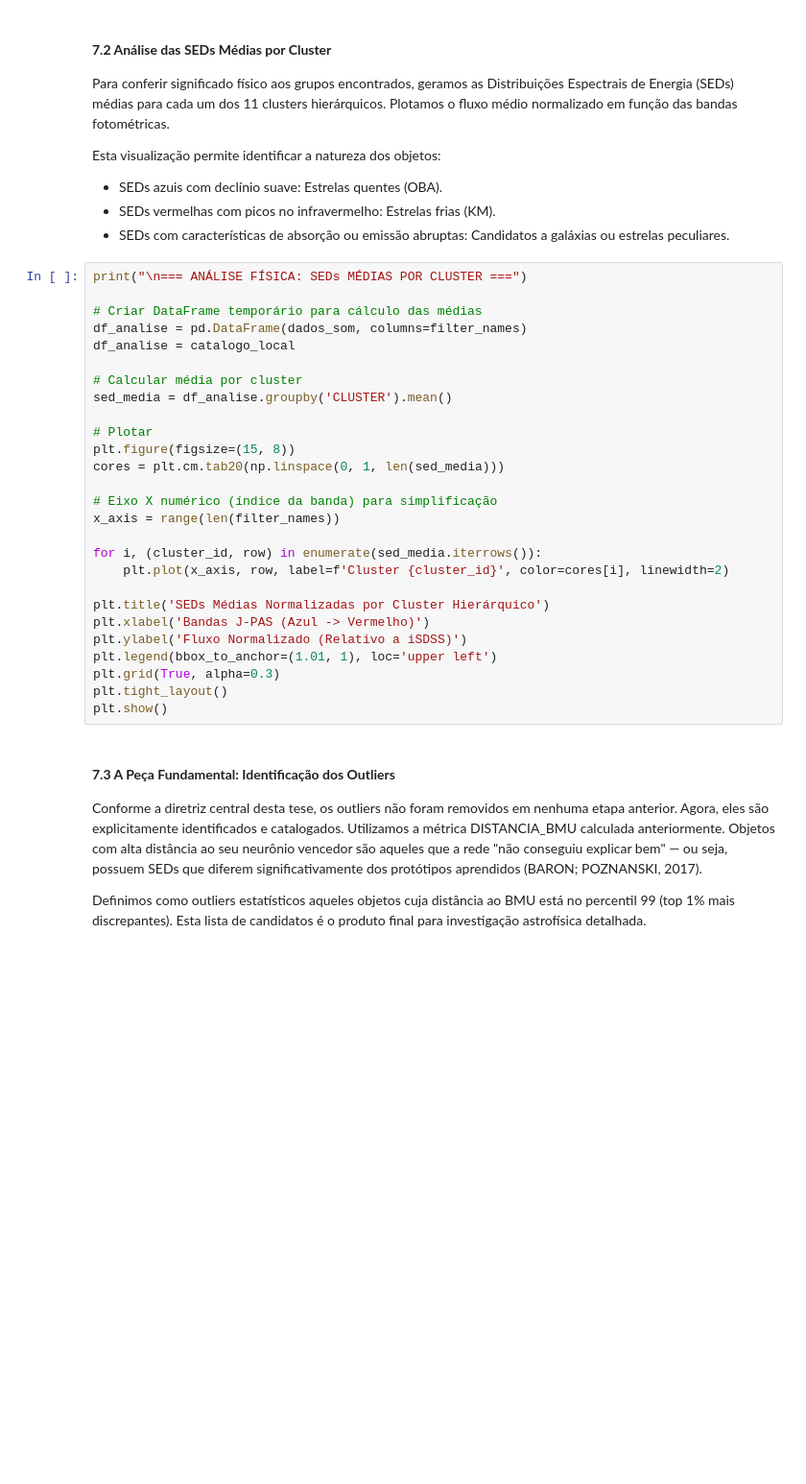
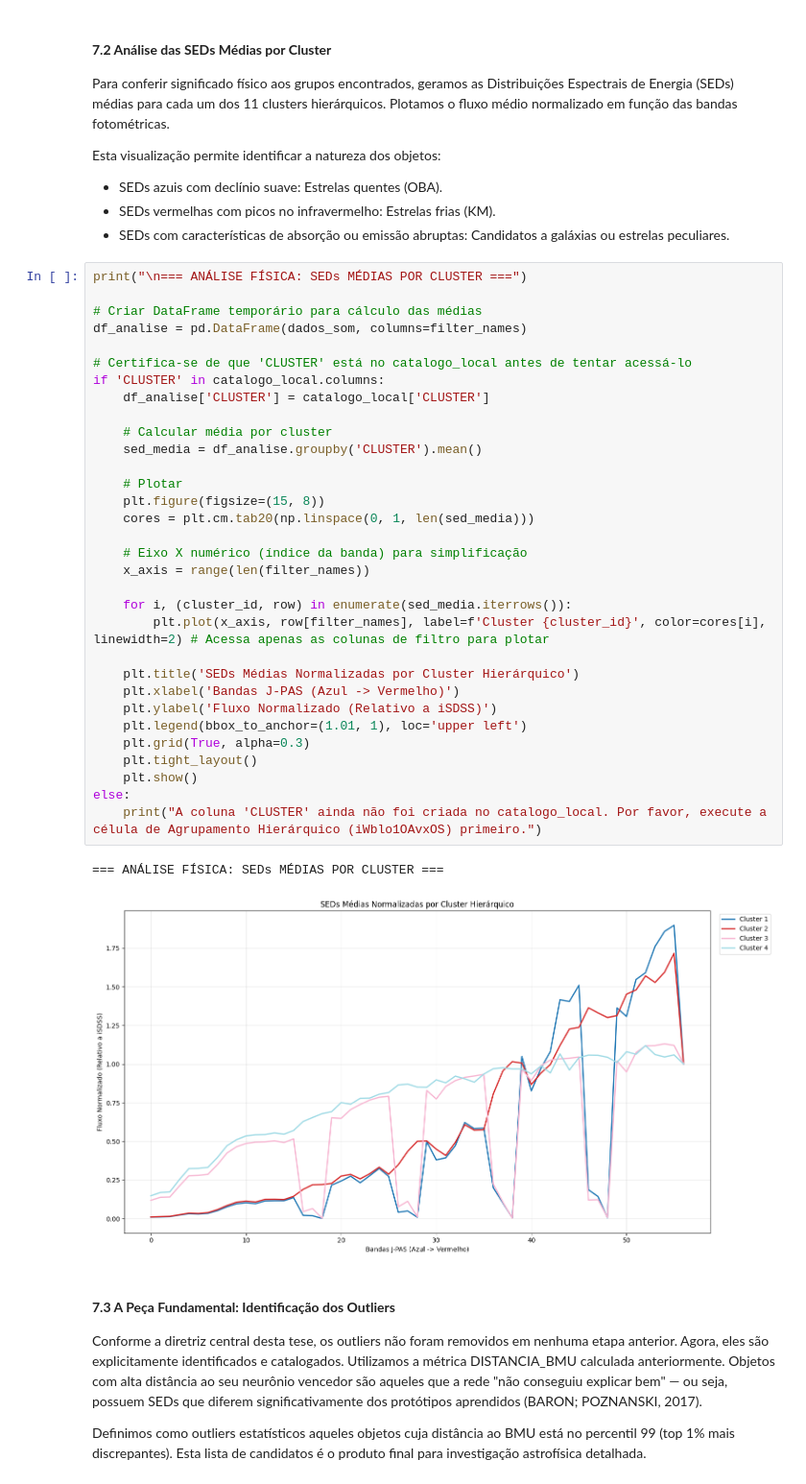
Before and after one commit to HenryLimaa/JPasEDR-Gaia, a Jupyter notebook: Abordagens_de_Aprendizado_de_Máquina_Não_Supervisionado_para_Identificação_de_Objetos_Raros_no_Projeto_J_PAS.ipynb, the cells around one changed output. Shown at 96% size. Saved outputs shown, nothing was run; the diff lists cells and outputs as text; blank space fills up the shorter version.

```diff
--- a/Abordagens_de_Aprendizado_de_Máquina_Não_Supervisionado_para_Identificação_de_Objetos_Raros_no_Projeto_J_PAS.ipynb
+++ b/Abordagens_de_Aprendizado_de_Máquina_Não_Supervisionado_para_Identificação_de_Objetos_Raros_no_Projeto_J_PAS.ipynb
@@ -853,30 +870,38 @@ Esta visualização permite identificar a natureza dos objetos:
 # %%
 print("\n=== ANÁLISE FÍSICA: SEDs MÉDIAS POR CLUSTER ===")
 
 # Criar DataFrame temporário para cálculo das médias
 df_analise = pd.DataFrame(dados_som, columns=filter_names)
-df_analise = catalogo_local
 
-# Calcular média por cluster
-sed_media = df_analise.groupby('CLUSTER').mean()
+# Certifica-se de que 'CLUSTER' está no catalogo_local antes de tentar acessá-lo
+if 'CLUSTER' in catalogo_local.columns:
+    df_analise['CLUSTER'] = catalogo_local['CLUSTER']
 
-# Plotar
-plt.figure(figsize=(15, 8))
-cores = plt.cm.tab20(np.linspace(0, 1, len(sed_media)))
+    # Calcular média por cluster
+    sed_media = df_analise.groupby('CLUSTER').mean()
 
-# Eixo X numérico (índice da banda) para simplificação
-x_axis = range(len(filter_names))
+    # Plotar
+    plt.figure(figsize=(15, 8))
+    cores = plt.cm.tab20(np.linspace(0, 1, len(sed_media)))
 
-for i, (cluster_id, row) in enumerate(sed_media.iterrows()):
-    plt.plot(x_axis, row, label=f'Cluster {cluster_id}', color=cores[i], linewidth=2)
+    # Eixo X numérico (índice da banda) para simplificação
+    x_axis = range(len(filter_names))
 
-plt.title('SEDs Médias Normalizadas por Cluster Hierárquico')
-plt.xlabel('Bandas J-PAS (Azul -> Vermelho)')
-plt.ylabel('Fluxo Normalizado (Relativo a iSDSS)')
-plt.legend(bbox_to_anchor=(1.01, 1), loc='upper left')
-plt.grid(True, alpha=0.3)
-plt.tight_layout()
-plt.show()
+    for i, (cluster_id, row) in enumerate(sed_media.iterrows()):
+        plt.plot(x_axis, row[filter_names], label=f'Cluster {cluster_id}', color=cores[i], linewidth=2) # Acessa apenas as colunas de filtro para plotar
+
+    plt.title('SEDs Médias Normalizadas por Cluster Hierárquico')
+    plt.xlabel('Bandas J-PAS (Azul -> Vermelho)')
+    plt.ylabel('Fluxo Normalizado (Relativo a iSDSS)')
+    plt.legend(bbox_to_anchor=(1.01, 1), loc='upper left')
+    plt.grid(True, alpha=0.3)
+    plt.tight_layout()
+    plt.show()
+else:
+    print("A coluna 'CLUSTER' ainda não foi criada no catalogo_local. Por favor, execute a célula de Agrupamento Hierárquico (iWblo1OAvxOS) primeiro.")
+# %% [output]
+=== ANÁLISE FÍSICA: SEDs MÉDIAS POR CLUSTER ===
+[figure, added]
 # %% [markdown]
 #### **7.3 A Peça Fundamental: Identificação dos Outliers**
 
```
Also changed, not shown: parts of 6 cells of this notebook.
